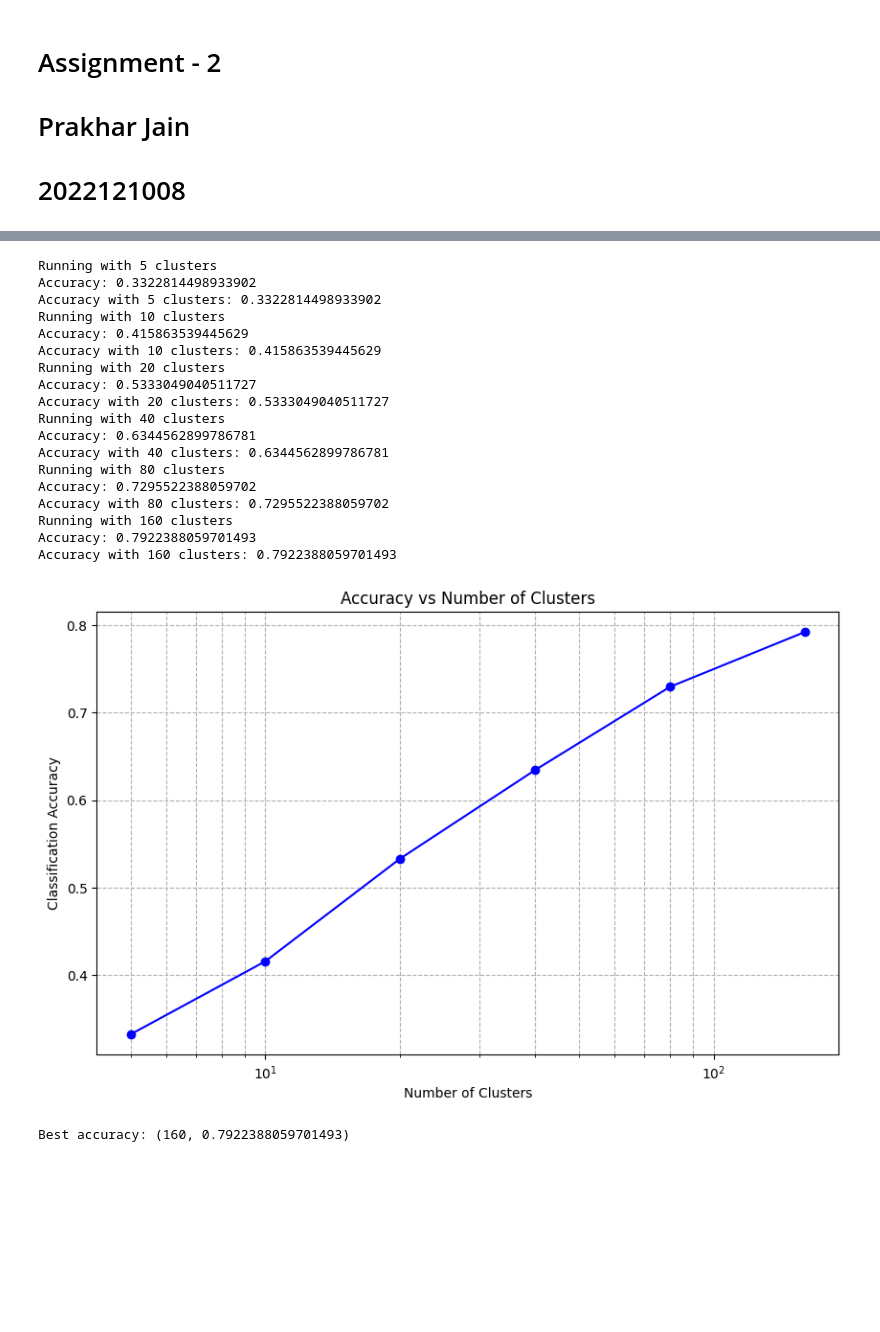
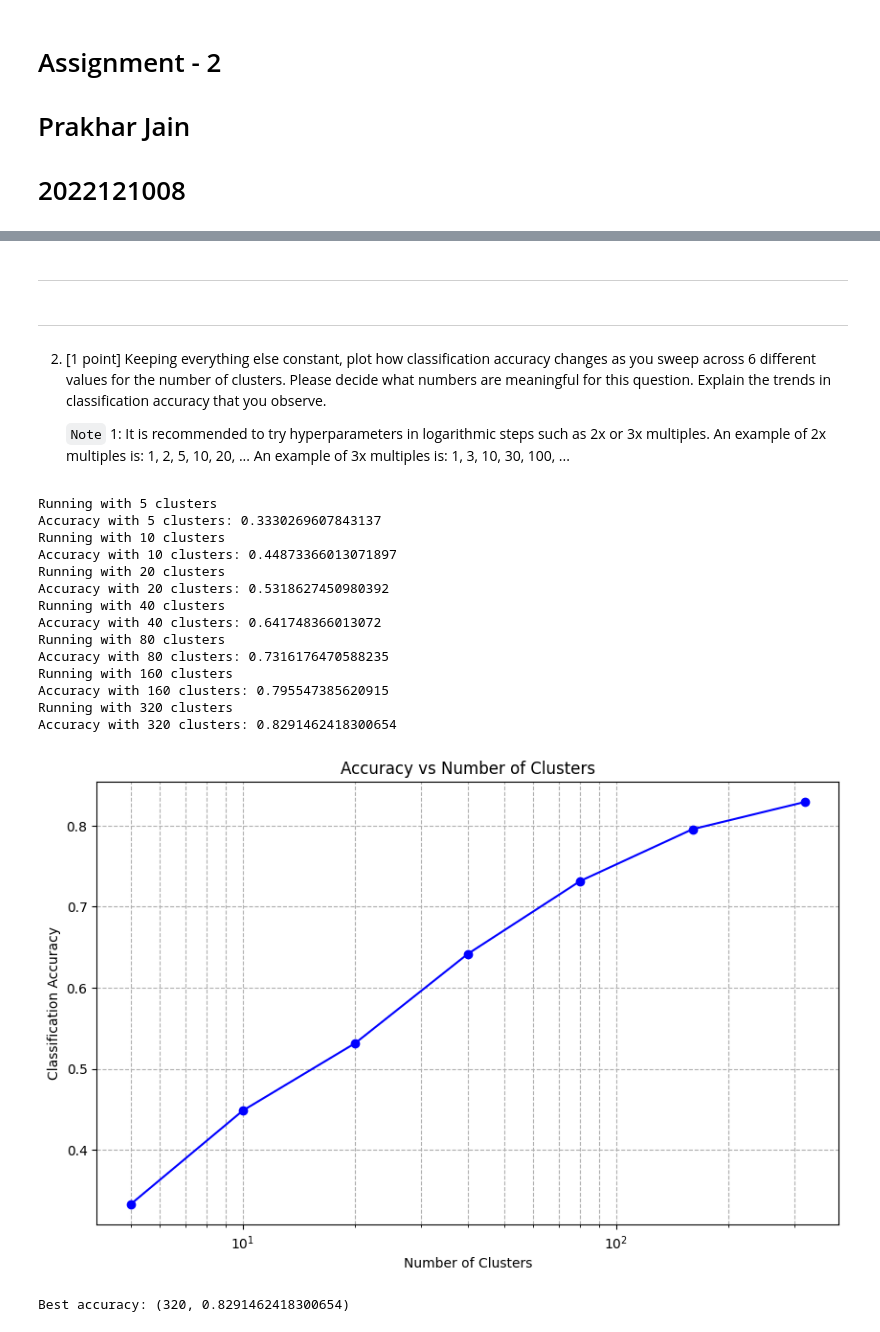
Before and after one commit to prakharjain3/cv-assignment-2, a Jupyter notebook: Assignment - 2.ipynb, the cells around one changed output, grey strips where cells are left out. Drawn from its saved outputs; the diff is of its cells as text; code cells hidden in the pictures; blank space fills up the shorter version.

Commit message:
added Question - 1

```diff
--- a/Assignment - 2.ipynb
+++ b/Assignment - 2.ipynb
@@ -33,3 +22,5 @@ question. Explain the trends in classification accuracy that you observe.
+# %% [markdown]
+---
 # %%
 DATASET_PATH = "MNIST"
 
@@ -130,50 +153,56 @@ class SIFT_SVM_Classifier:
         return accuracy
+# %% [markdown]
+---
+
+2. [1 point] Keeping everything else constant, plot how classification accuracy changes as you sweep across 6 different
+values for the number of clusters. Please decide what numbers are meaningful for this question. Explain the
+trends in classification accuracy that you observe.
+
+    `Note` 1: It is recommended to try hyperparameters in logarithmic steps such as 2x or 3x multiples. An example
+of 2x multiples is: 1, 2, 5, 10, 20, ... An example of 3x multiples is: 1, 3, 10, 30, 100, ...
 # %%
 def experiment_with_clusters(dataset_path):
-    n_clusters_options = [5, 10, 20, 40, 80, 160]
+    np.random.seed(0)
+    n_clusters_options = [5, 10, 20, 40, 80, 160, 320]
     accuracies = []
 
     for n_clusters in n_clusters_options:
-        print(f"Running with {n_clusters}")
+        print(f"Running with {n_clusters} clusters")
         classifier = SIFT_SVM_Classifier(dataset_path, n_clusters=n_clusters)
         accuracy = classifier.run()
         accuracies.append((n_clusters, accuracy))
         print(f"Accuracy with {n_clusters} clusters: {accuracy}")
 
     # Plotting the results
     plt.figure(figsize=(10, 6))
     clusters, accs = zip(*accuracies)
     plt.plot(clusters, accs, marker='o', linestyle='-', color='b')
     plt.xlabel('Number of Clusters')
     plt.ylabel('Classification Accuracy')
     plt.title('Accuracy vs Number of Clusters')
     plt.xscale('log')
     plt.grid(True, which="both", ls="--")
     plt.show()
 
     return accuracies
 
 accuracies = experiment_with_clusters(DATASET_PATH)
 
 print("Best accuracy:", max(accuracies, key=lambda x: x[1]))
 # %% [output]
 Running with 5 clusters
-Accuracy: 0.3322814498933902
-Accuracy with 5 clusters: 0.3322814498933902
+Accuracy with 5 clusters: 0.3330269607843137
 Running with 10 clusters
-Accuracy: 0.415863539445629
-Accuracy with 10 clusters: 0.415863539445629
+Accuracy with 10 clusters: 0.44873366013071897
 Running with 20 clusters
-Accuracy: 0.5333049040511727
-Accuracy with 20 clusters: 0.5333049040511727
+Accuracy with 20 clusters: 0.5318627450980392
 Running with 40 clusters
-Accuracy: 0.6344562899786781
-Accuracy with 40 clusters: 0.6344562899786781
+Accuracy with 40 clusters: 0.641748366013072
 Running with 80 clusters
-Accuracy: 0.7295522388059702
-Accuracy with 80 clusters: 0.7295522388059702
+Accuracy with 80 clusters: 0.7316176470588235
 Running with 160 clusters
-Accuracy: 0.7922388059701493
-Accuracy with 160 clusters: 0.7922388059701493
+Accuracy with 160 clusters: 0.795547385620915
+Running with 320 clusters
+Accuracy with 320 clusters: 0.8291462418300654
-[figure, old version]
+[figure, new version]
-Best accuracy: (160, 0.7922388059701493)
+Best accuracy: (320, 0.8291462418300654)
```
Also changed, not shown: parts of 7 cells of this notebook.
